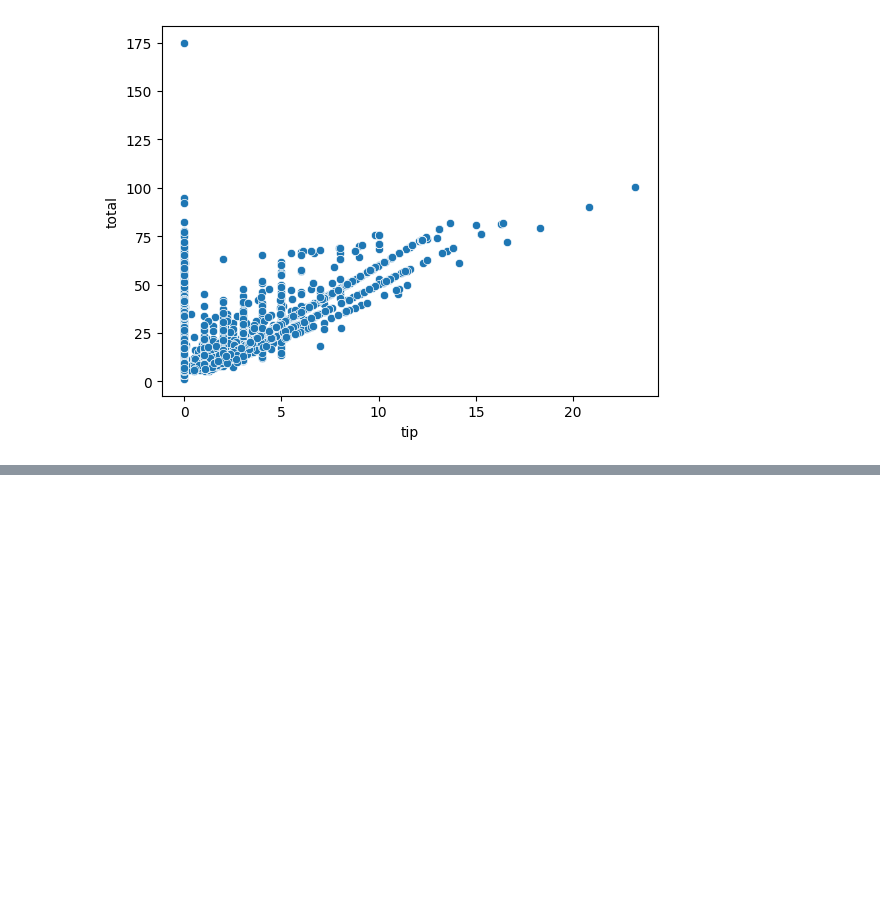
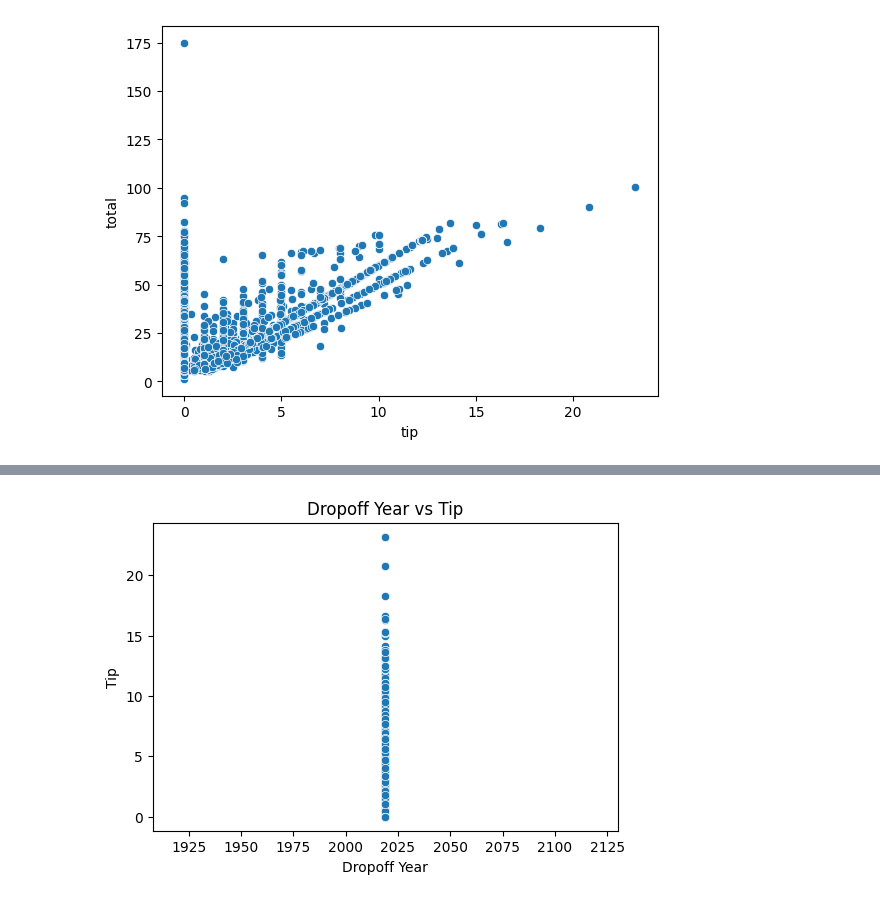
Before and after one commit to ShivaniMareddy/hypothesis_testing_and_statistical_inference, a Jupyter notebook: Hypothesis_Testing_and_Statistical_Inference.ipynb, the cells around one changed output, grey strips where cells are left out. Cells and saved outputs as stored; diff of their text form; code cells hidden in the pictures; blank space fills up the shorter version.

```diff
--- a/Hypothesis_Testing_and_Statistical_Inference.ipynb
+++ b/Hypothesis_Testing_and_Statistical_Inference.ipynb
@@ -668,0 +1138,9 @@ sns.scatterplot(x=df['tip'],y=df['total'])
+# %%
+plt.figure(figsize=(6,4))
+sns.scatterplot(x=df['dropoff_year'], y=df['tip'])
+plt.title("Dropoff Year vs Tip")
+plt.xlabel("Dropoff Year")
+plt.ylabel("Tip")
+plt.show()
+# %% [output]
+[figure, added]
```
Also changed, not shown: parts of 71 cells of this notebook.
